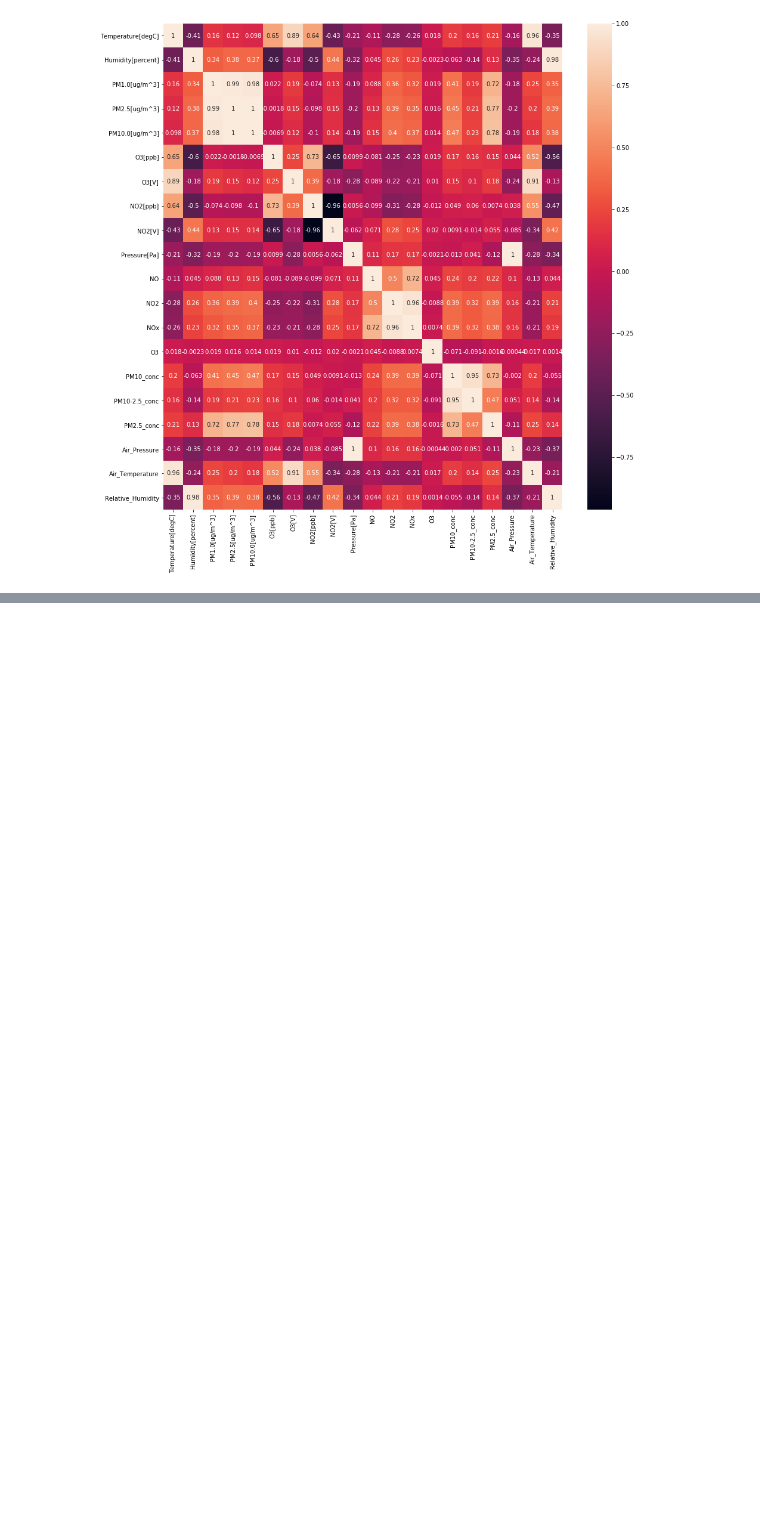
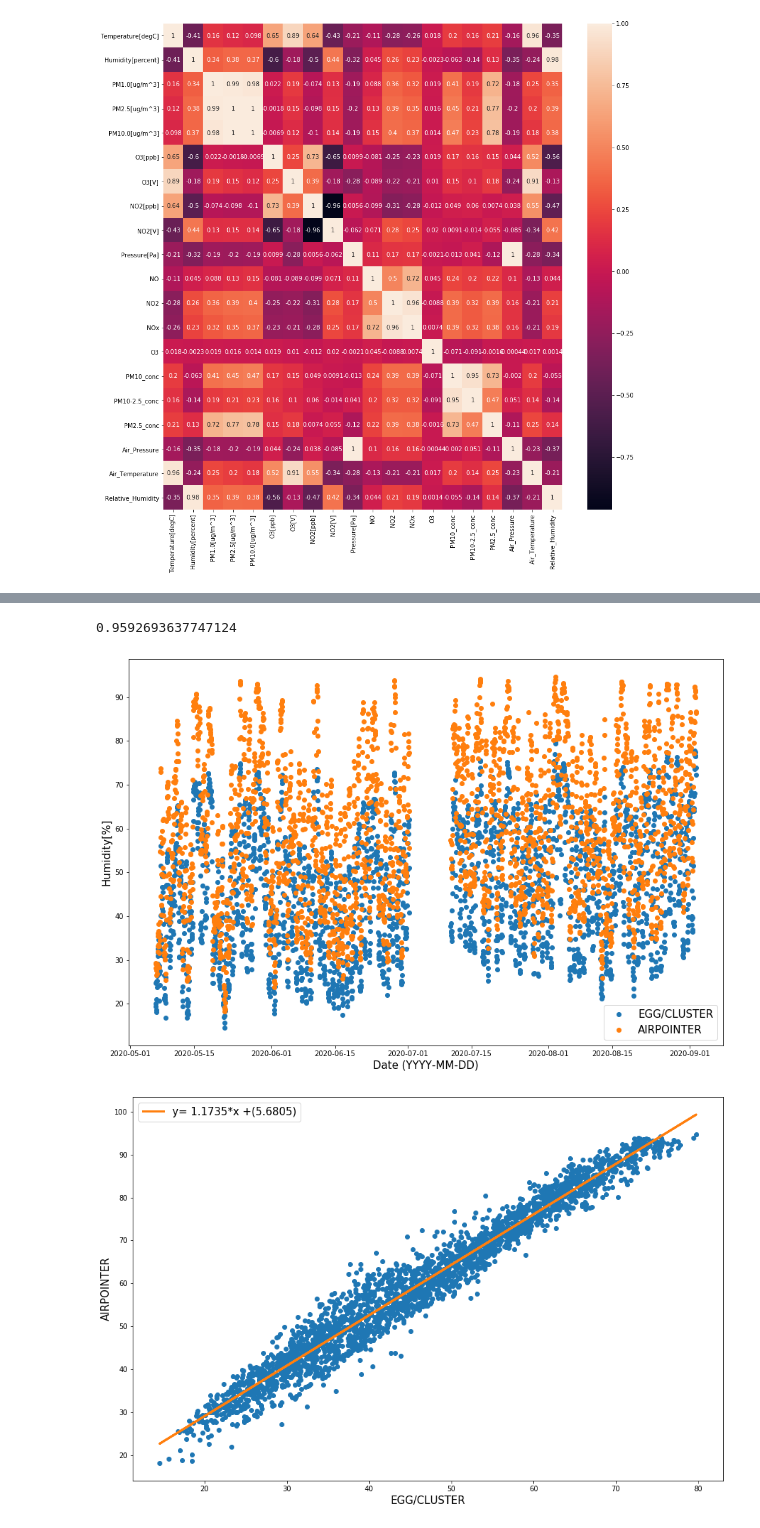
Before and after one commit to JonathanALevine/AQEggs, a Jupyter notebook: Egg1Features.ipynb, the cells around one changed output, grey strips where cells are left out. Drawn from its saved outputs; the diff is of its cells as text; code cells hidden in the pictures; blank space fills up the shorter version.

Commit message:
Added feature plots

```diff
--- a/Egg1Features.ipynb
+++ b/Egg1Features.ipynb
@@ -32,8 +32,19 @@ def drop_values(dataframe, column, val, flag):
         return dataframe.drop(dataframe[column > val].index)
 
 
+# EGG2 DATASET
+EGG2 = pd.read_pickle('data/EGG2_DATASET.pkl')
+EGG2 = EGG2.iloc[3:]
+EGG2 = drop_values(EGG2, EGG2['NO2'], -1, 1)
+
+# EGG4 DATASET
+EGG2 = pd.read_pickle('data/EGG2_DATASET.pkl')
+EGG2 = EGG2.iloc[3:]
+EGG2 = drop_values(EGG2, EGG2['NO2'], -1, 1)
+
 # EGG1 DATASET
 dataframe = pd.read_pickle('data/EGG1_DATASET.pkl')
+dataframe = drop_values(dataframe, dataframe['O3'], -1, 1)
 dataframe
 # %% [output]
 |  | Temperature[degC] | Humidity[percent] | PM1.0[ug/m^3] | PM2.5[ug/m^3] | PM10.0[ug/m^3] | O3[ppb] | ... |
@@ -91,2 +122,35 @@ metrics.r2_score(yValues, linear_regression.predict(xValues.reshape(-1,1)))
 [figure]
 [figure]
+# %%
+# ----------------------------- HUMIDITY FROM CLUSTER vs. HUMIDITY FROM AIRPOINTER ----------------------------------------
+plt.figure(figsize=(15,10))
+plt.plot(dataframe.index.to_series(), dataframe['Humidity[percent]'], 'o', label="EGG/CLUSTER")
+plt.plot(dataframe.index.to_series(), dataframe['Relative_Humidity'], 'o', label='AIRPOINTER')
+plt.xlabel('Date (YYYY-MM-DD)', fontsize=15)
+plt.ylabel('Humidity[%]', fontsize=15)
+plt.legend(loc='best', fontsize=15)
+
+# Calculate a regression line
+# Egg sensor
+xValues = dataframe['Humidity[percent]'].to_numpy()
+# Airpointer
+yValues = dataframe['Relative_Humidity'].to_numpy()
+# Regression Line
+linear_regression = LinearRegression().fit(xValues.reshape(-1,1), yValues)
+# Plot the values graph with the regression line
+plt.figure(figsize=(15,10))
+plt.plot(xValues, yValues, 'o')
+plt.plot(xValues,
+         linear_regression.predict(xValues.reshape(-1,1)),
+         label='y= {:0.4f}*x +({:0.4f})'.format(linear_regression.coef_[0], linear_regression.intercept_),
+         linewidth=3)
+plt.xlabel('EGG/CLUSTER', fontsize=15)
+plt.ylabel('AIRPOINTER', fontsize=15)
+plt.legend(loc='best', fontsize=15)
+
+# Calculate the R2 score
+metrics.r2_score(yValues, linear_regression.predict(xValues.reshape(-1,1)))
+# %% [output]
+0.9592693637747124
+[figure, added]
+[figure, added]
```
Also changed, not shown: parts of 8 cells of this notebook.
